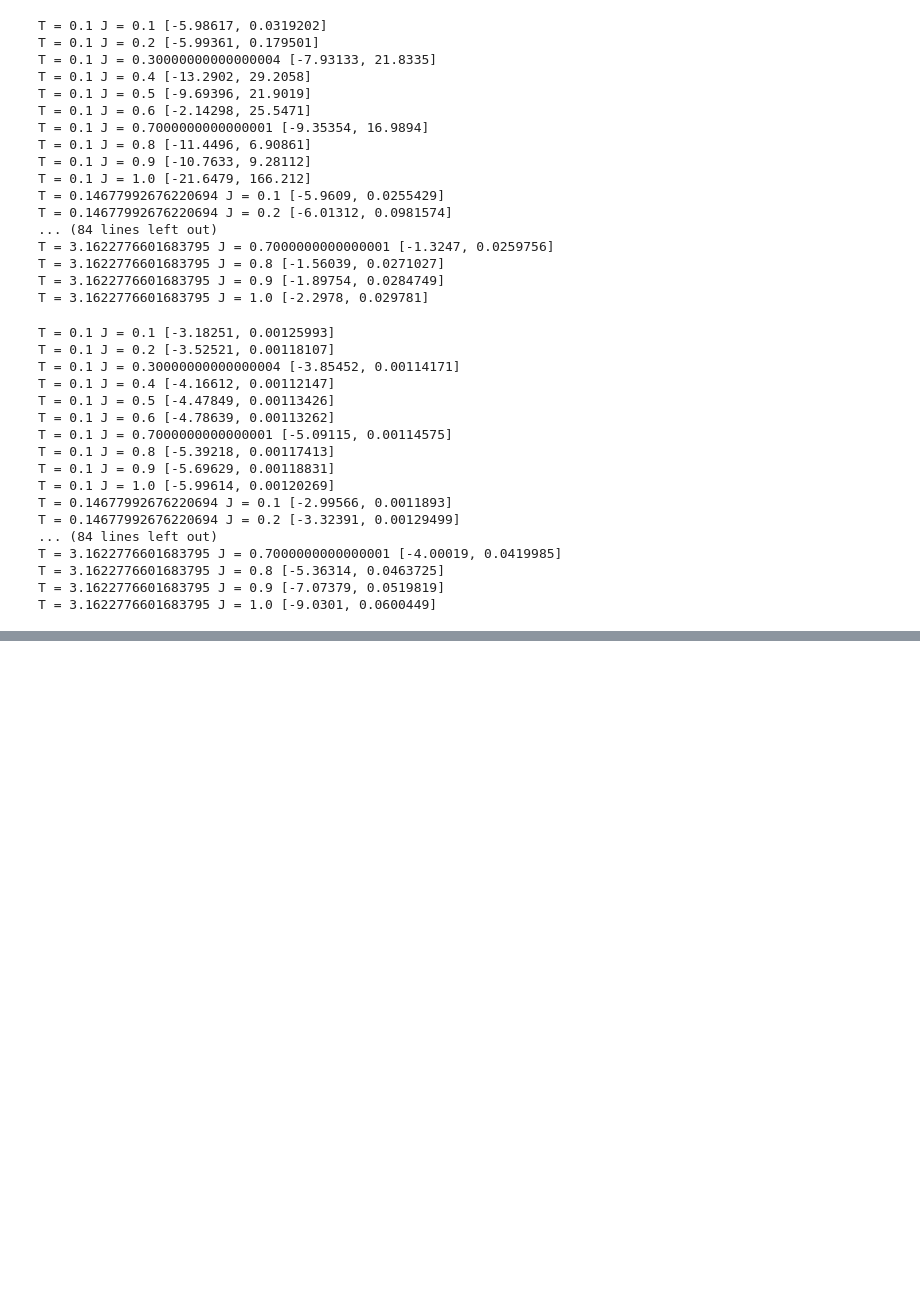
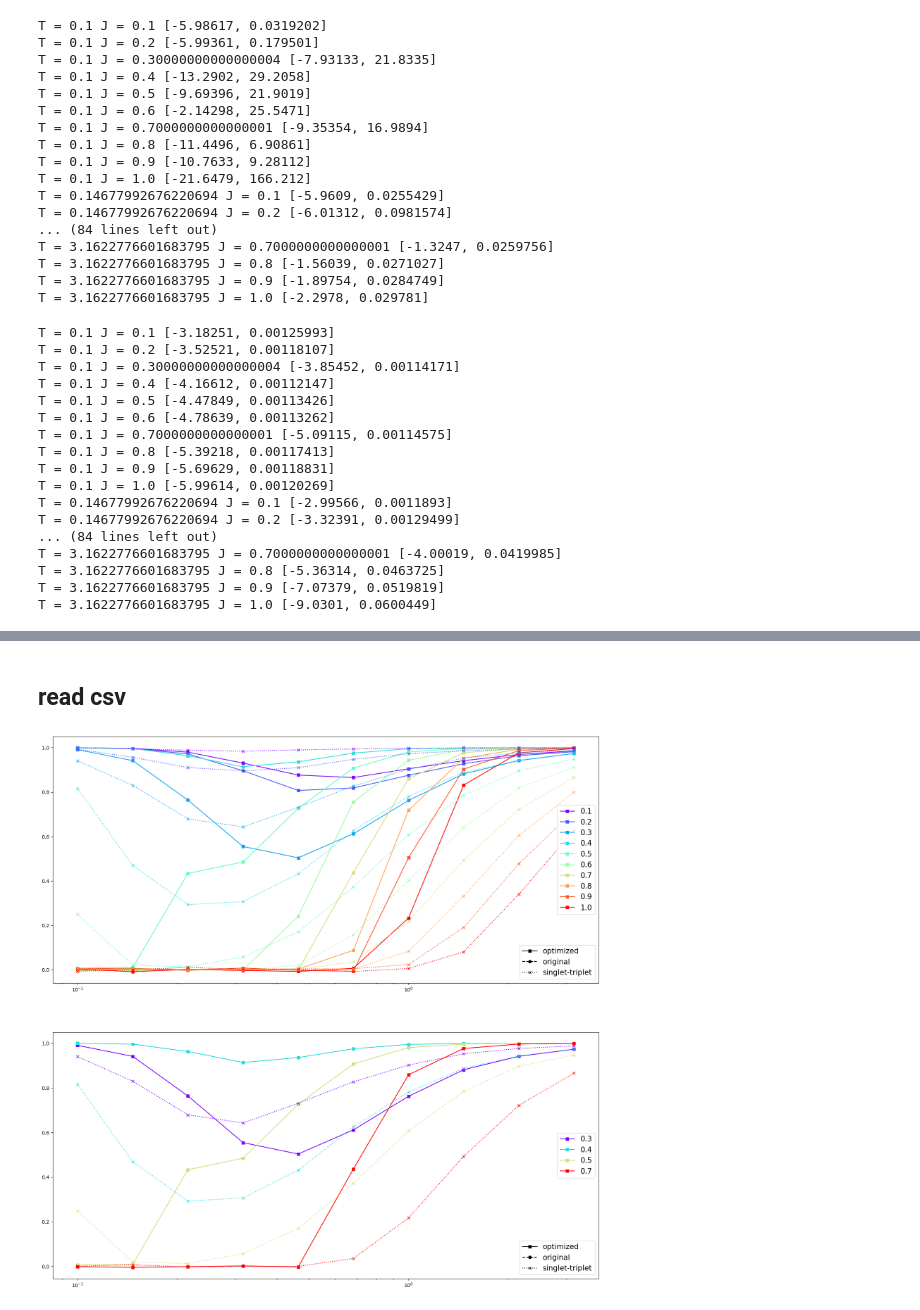
Before and after one commit to MKrbm/worms, a Jupyter notebook: python/visualize-SS.ipynb, the cells around one changed output, grey strips where cells are left out. Drawn from its saved outputs; the diff is of its cells as text; code cells hidden in the pictures; blank space fills up the shorter version.

```diff
--- a/python/visualize-SS.ipynb
+++ b/python/visualize-SS.ipynb
@@ -508,0 +310,33 @@ plt.show()
+# %% [markdown]
+## read csv
+# %%
+os.chdir("/home/user/project/python/exact/SS/dataframe")
+df1_s= pd.read_csv(f"s_dimer_optim_L=[8,8]", index_col=0)
+df2_s= pd.read_csv(f"s_original_L=[8,8]", index_col=0)
+df3_s= pd.read_csv(f"s_dimer_singlet-triplet_L=[8,8]", index_col=0)
+df1_s.index = np.round(df1_s.index, 3)
+df2_s.index = np.round(df2_s.index, 3)
+df3_s.index = np.round(df3_s.index, 3)
+df1_s.columns = pd.to_numeric(df1_s.columns)
+df2_s.columns = pd.to_numeric(df2_s.columns)
+df3_s.columns = pd.to_numeric(df3_s.columns)
+# %%
+from matplotlib import pyplot as plt
+fig, ax = plt.subplots(2, 1, figsize=(20, 20))
+p1 = df1_s.transpose().plot(y = df1_s.index, ax = ax[0], style='s-', colormap='rainbow')
+leg = ax[0].legend(handles=p1.legend().legendHandles, fontsize=15, loc="center right")
+ax[0].add_artist(leg)
+# df2_s.transpose().plot(y = df2_s.index, ax = ax[0], style = "o--", colormap='rainbow', legend=False)
+df3_s.transpose().plot(y = df1_s.index, ax = ax[0], style = "x:", colormap='rainbow', legend=False)
+p1 = df1_s.transpose().plot(y = [0.3, 0.4, 0.5, 0.7], ax = ax[1], style='s-', colormap='rainbow')
+leg = ax[1].legend(handles=p1.legend().legendHandles, fontsize=15, loc="center right")
+ax[1].add_artist(leg)
+# df2_s.transpose().plot(y = [0.3, 0.4, 0.5, 0.6], ax = ax[1], style = "o--", colormap='rainbow', legend=False)
+df3_s.transpose().plot(y = [0.3, 0.4, 0.5,  0.7], ax = ax[1], style = "x:", colormap='rainbow', legend=False)
+for ax_ in ax:
+    leg = ax_.legend(handles=legend_elements, fontsize=15, loc="lower right")
+
+ax[0].set_xscale('log')
+ax[1].set_xscale('log')
+# %% [output]
+[figure, added]
```
Also changed, not shown: parts of 39 cells of this notebook, 43 other files.
